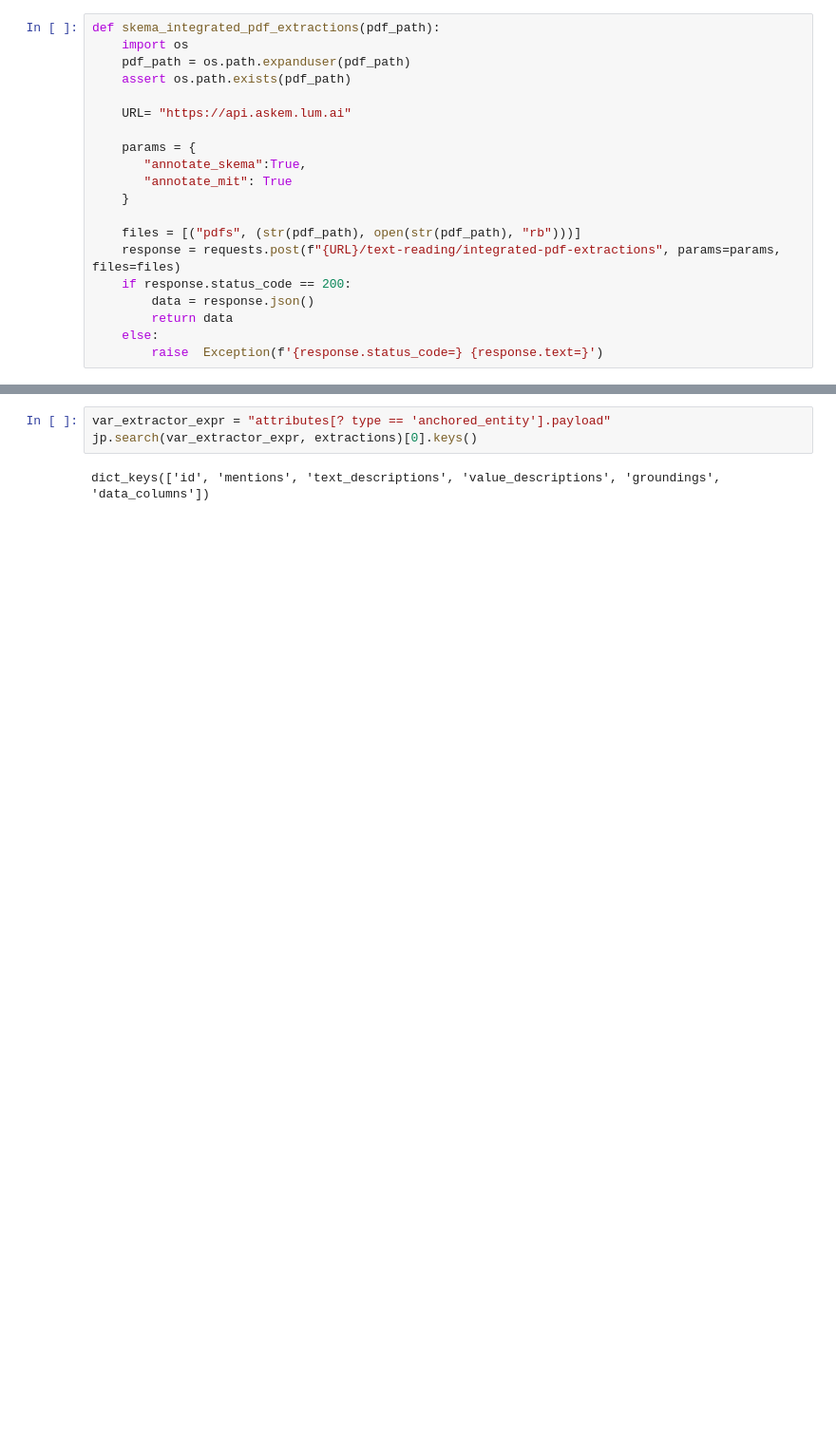
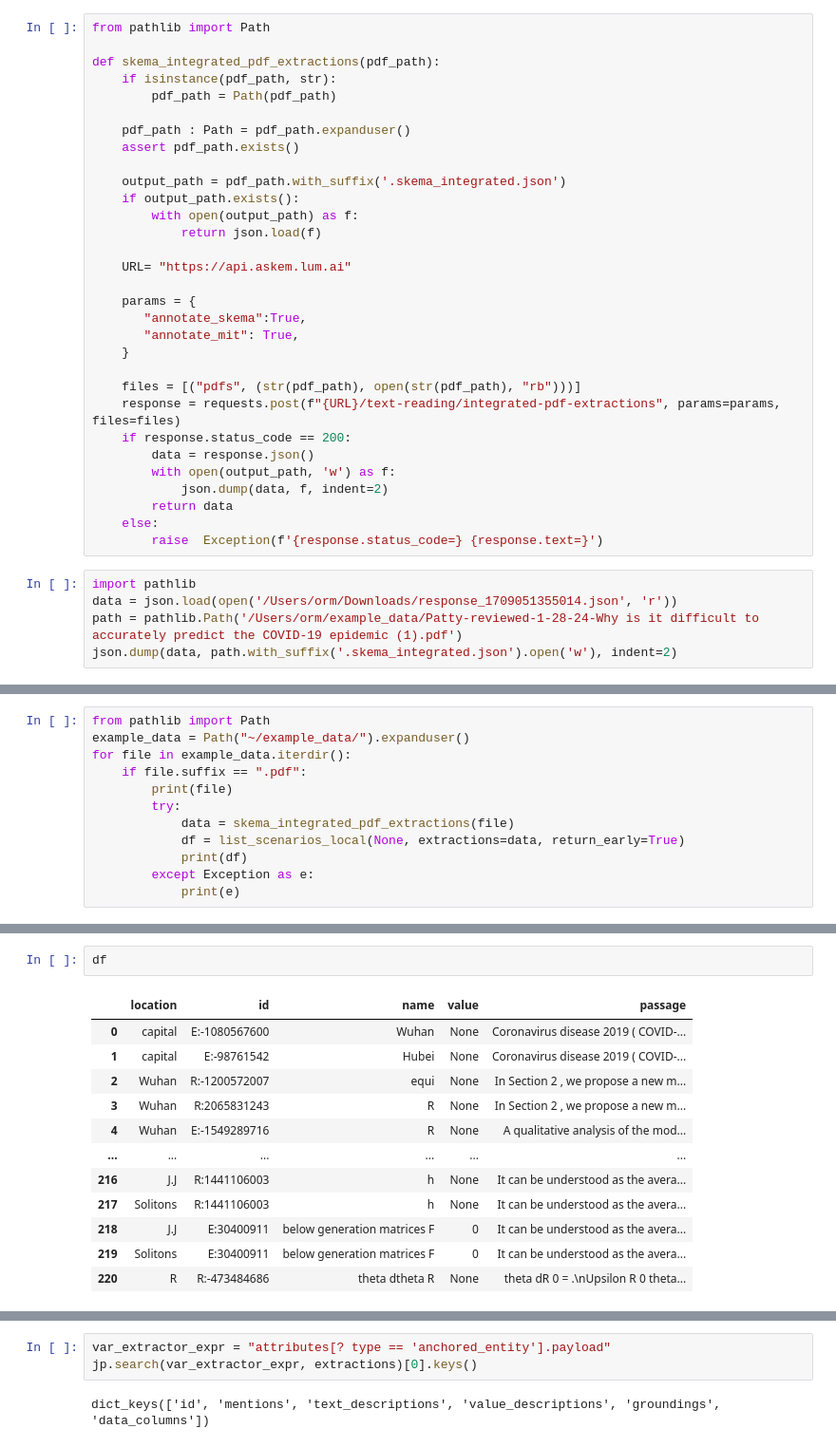
Before and after one commit to mikecafarella/mitaskem, a Jupyter notebook: demos/2023-10/variable_location_extraction.ipynb, the cells around one changed output, grey strips where cells are left out. Shown at 95% size. Drawn from its saved outputs; the diff is of its cells as text; blank space fills up the shorter version.

```diff
--- a/demos/2023-10/variable_location_extraction.ipynb
+++ b/demos/2023-10/variable_location_extraction.ipynb
@@ -8,20 +20,36 @@ API_ROOT = "http://localhost:8000/"
 # %%
+from pathlib import Path
+
 def skema_integrated_pdf_extractions(pdf_path):
-    import os
-    pdf_path = os.path.expanduser(pdf_path)
-    assert os.path.exists(pdf_path)
+    if isinstance(pdf_path, str):
+        pdf_path = Path(pdf_path)
+
+    pdf_path : Path = pdf_path.expanduser()
+    assert pdf_path.exists()
+
+    output_path = pdf_path.with_suffix('.skema_integrated.json')
+    if output_path.exists():
+        with open(output_path) as f:
+            return json.load(f)
 
     URL= "https://api.askem.lum.ai"
 
     params = {
        "annotate_skema":True,
-       "annotate_mit": True
+       "annotate_mit": True,
     }
 
     files = [("pdfs", (str(pdf_path), open(str(pdf_path), "rb")))]
     response = requests.post(f"{URL}/text-reading/integrated-pdf-extractions", params=params, files=files)
     if response.status_code == 200:
         data = response.json()
+        with open(output_path, 'w') as f:
+            json.dump(data, f, indent=2)
         return data
     else:
         raise  Exception(f'{response.status_code=} {response.text=}')
+# %%
+import pathlib
+data = json.load(open('/Users/orm/Downloads/response_1709051355014.json', 'r'))
+path = pathlib.Path('/Users/orm/example_data/Patty-reviewed-1-28-24-Why is it difficult to accurately predict the COVID-19 epidemic (1).pdf')
+json.dump(data, path.with_suffix('.skema_integrated.json').open('w'), indent=2)
@@ -27,0 +68,12 @@ def skema_integrated_pdf_extractions(pdf_path):
+# %%
+from pathlib import Path
+example_data = Path("~/example_data/").expanduser()
+for file in example_data.iterdir():
+    if file.suffix == ".pdf":
+        print(file)
+        try:
+            data = skema_integrated_pdf_extractions(file)
+            df = list_scenarios_local(None, extractions=data, return_early=True)
+            print(df)
+        except Exception as e:
+            print(e)
@@ -37,0 +167,15 @@ att = AttributeCollection.from_json(extractions)
+# %%
+df
+# %% [output]
+|  | location | id | name | value | passage |
+| 0 | capital | E:-1080567600 | Wuhan | None | Coronavirus disease 2019 ( COVID-... |
+| 1 | capital | E:-98761542 | Hubei | None | Coronavirus disease 2019 ( COVID-... |
+| 2 | Wuhan | R:-1200572007 | equi | None | In Section 2 , we propose a new m... |
+| 3 | Wuhan | R:2065831243 | R | None | In Section 2 , we propose a new m... |
+| 4 | Wuhan | E:-1549289716 | R | None | A qualitative analysis of the mod... |
+| ... | ... | ... | ... | ... | ... |
+| 216 | J.J | R:1441106003 | h | None | It can be understood as the avera... |
+| 217 | Solitons | R:1441106003 | h | None | It can be understood as the avera... |
+| 218 | J.J | E:30400911 | below generation matrices F | 0 | It can be understood as the avera... |
+| 219 | Solitons | E:30400911 | below generation matrices F | 0 | It can be understood as the avera... |
+| 220 | R | R:-473484686 | theta dtheta R | None | theta dR 0 = .\nUpsilon R 0 theta... |
```
Also changed, not shown: parts of 26 cells of this notebook.
